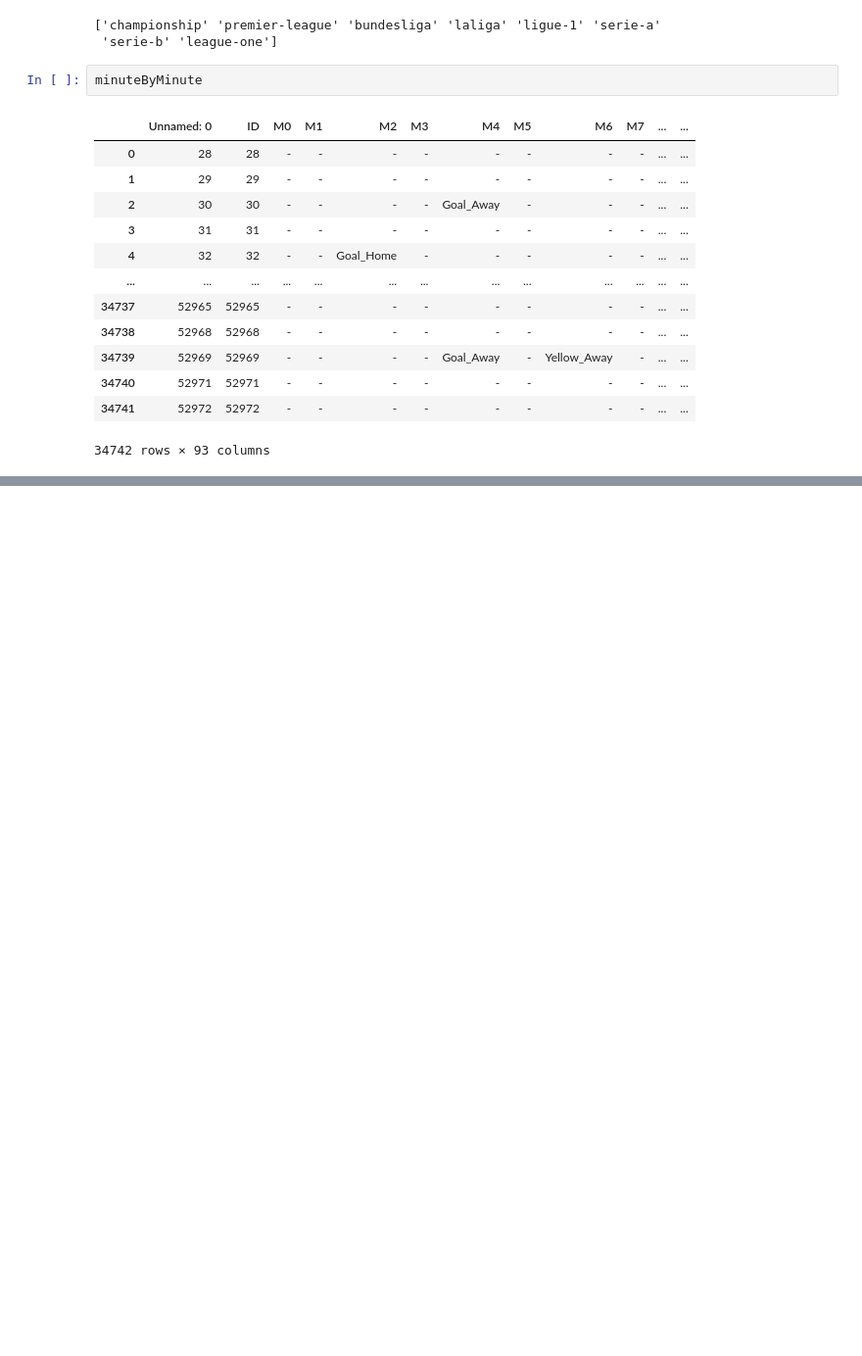
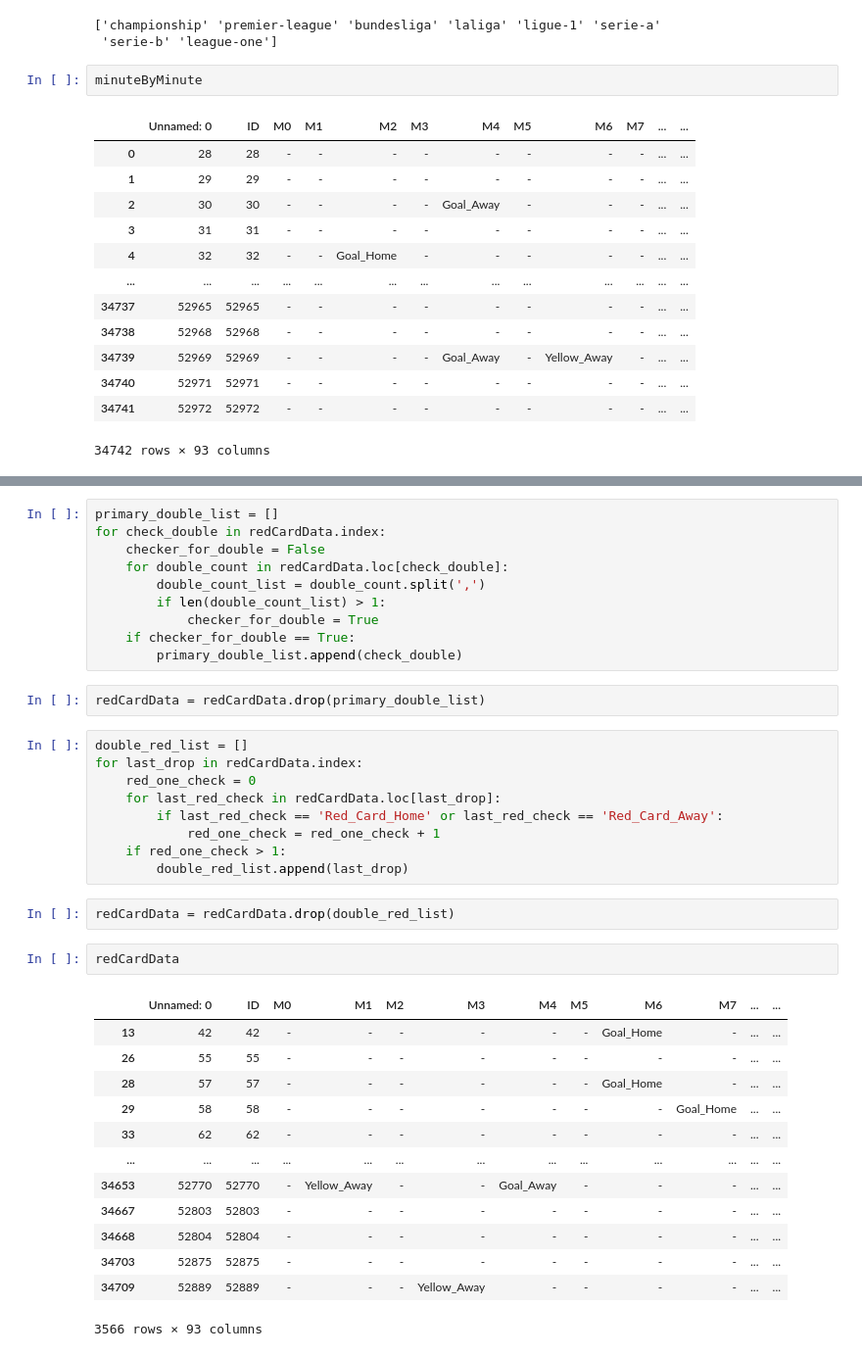
Before and after one commit to WowCodeSusah/Final_DS, a Jupyter notebook: machineLearning.ipynb, the cells around one changed output, grey strips where cells are left out. Shown at 98% size. Saved outputs shown, nothing was run; the diff lists cells and outputs as text; blank space fills up the shorter version.

```diff
--- a/machineLearning.ipynb
+++ b/machineLearning.ipynb
@@ -60,0 +151,39 @@ minuteByMinute
+# %%
+primary_double_list = []
+for check_double in redCardData.index:
+    checker_for_double = False
+    for double_count in redCardData.loc[check_double]:
+        double_count_list = double_count.split(',')
+        if len(double_count_list) > 1:
+            checker_for_double = True
+    if checker_for_double == True:
+        primary_double_list.append(check_double)
+# %%
+redCardData = redCardData.drop(primary_double_list)
+# %%
+double_red_list = []
+for last_drop in redCardData.index:
+    red_one_check = 0
+    for last_red_check in redCardData.loc[last_drop]:
+        if last_red_check == 'Red_Card_Home' or last_red_check == 'Red_Card_Away':
+            red_one_check = red_one_check + 1
+    if red_one_check > 1:
+        double_red_list.append(last_drop)
+# %%
+redCardData = redCardData.drop(double_red_list)
+# %%
+redCardData
+# %% [output]
+|  | Unnamed: 0 | ID | M0 | M1 | M2 | M3 | M4 | M5 | M6 | M7 | ... | ... |
+| 13 | 42 | 42 | - | - | - | - | - | - | Goal_Home | - | ... | ... |
+| 26 | 55 | 55 | - | - | - | - | - | - | - | - | ... | ... |
+| 28 | 57 | 57 | - | - | - | - | - | - | Goal_Home | - | ... | ... |
+| 29 | 58 | 58 | - | - | - | - | - | - | - | Goal_Home | ... | ... |
+| 33 | 62 | 62 | - | - | - | - | - | - | - | - | ... | ... |
+| ... | ... | ... | ... | ... | ... | ... | ... | ... | ... | ... | ... | ... |
+| 34653 | 52770 | 52770 | - | Yellow_Away | - | - | Goal_Away | - | - | - | ... | ... |
+| 34667 | 52803 | 52803 | - | - | - | - | - | - | - | - | ... | ... |
+| 34668 | 52804 | 52804 | - | - | - | - | - | - | - | - | ... | ... |
+| 34703 | 52875 | 52875 | - | - | - | - | - | - | - | - | ... | ... |
+| 34709 | 52889 | 52889 | - | - | - | Yellow_Away | - | - | - | - | ... | ... |
+3566 rows × 93 columns
```
Also changed, not shown: parts of 8 cells of this notebook, 3 other files.
